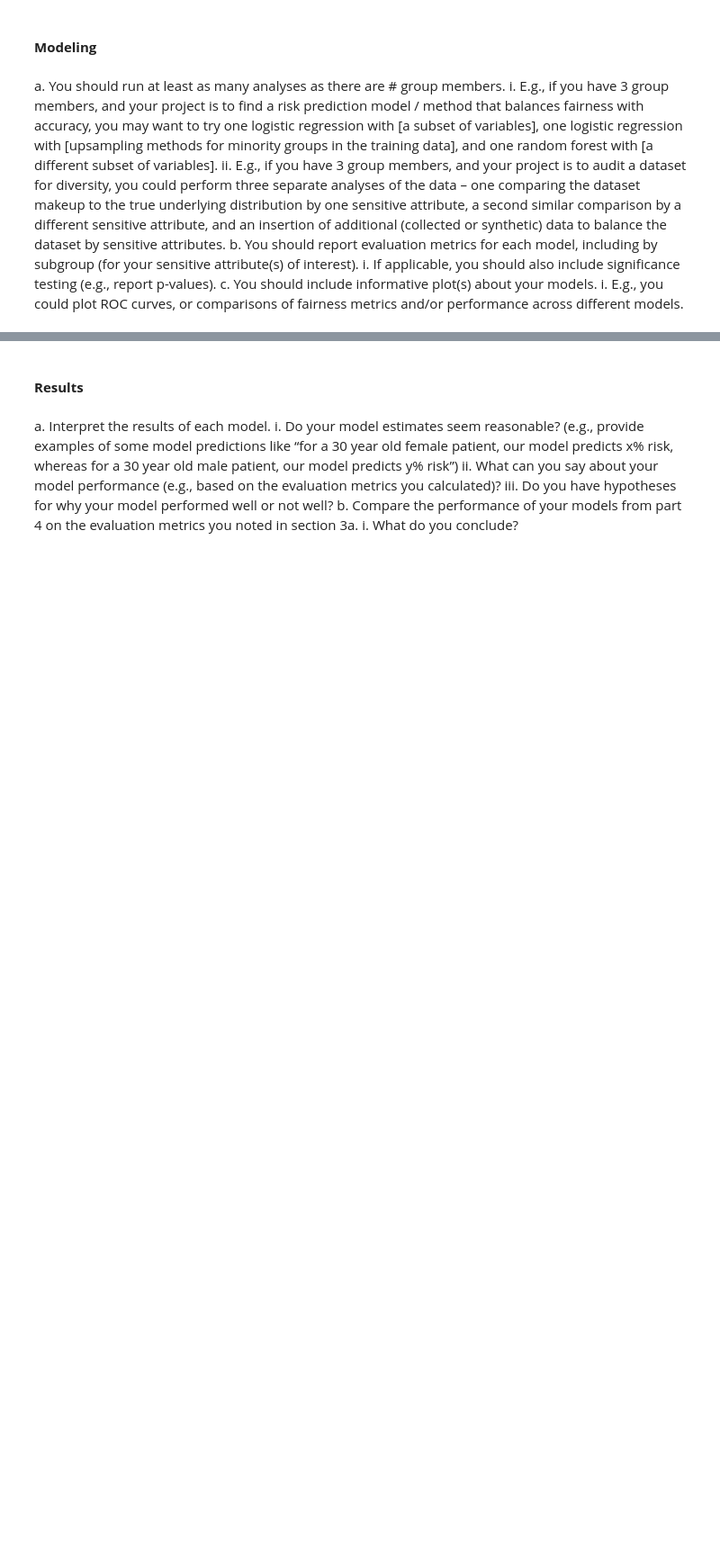
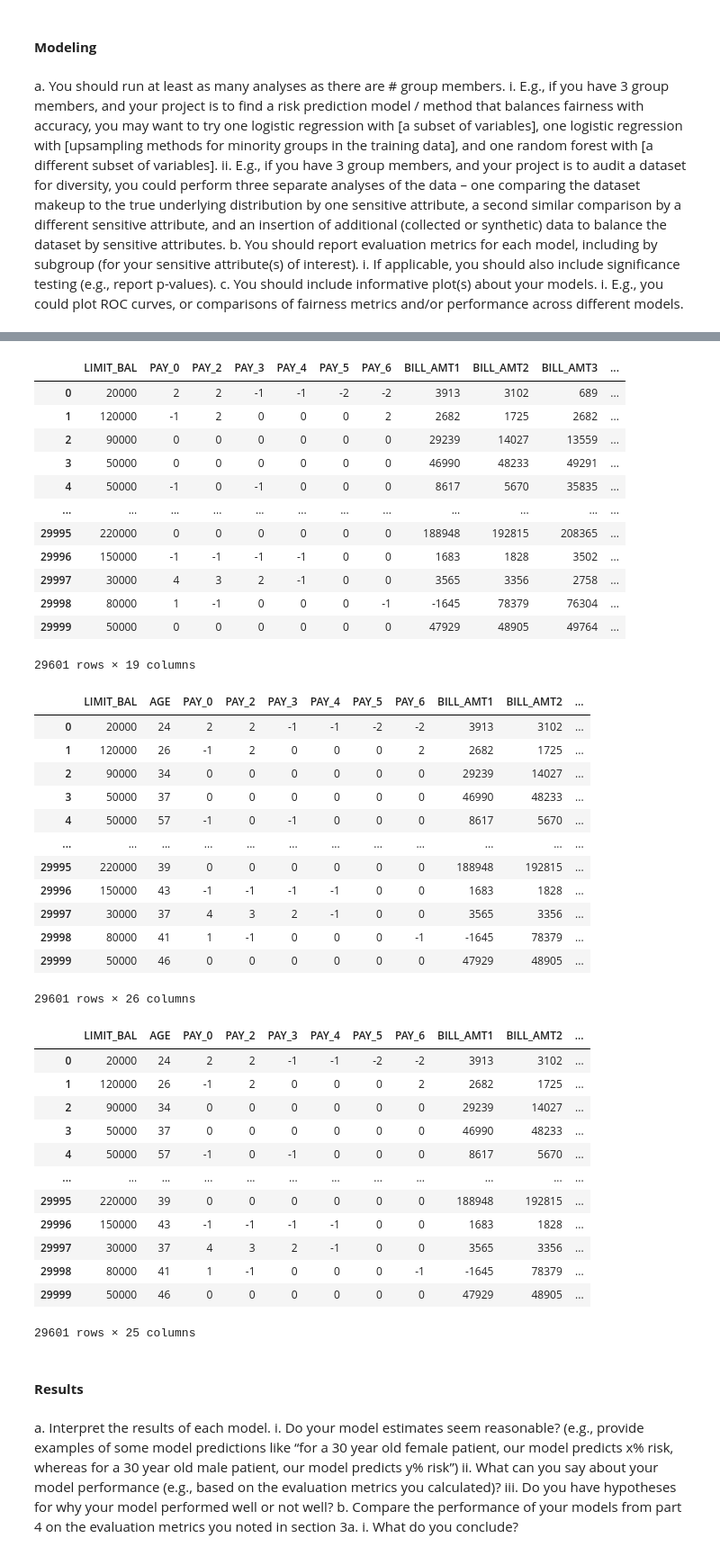
Before and after one commit to dylancvb/credit_risk_prediction, a Jupyter notebook: phase2again.ipynb, the cells around one changed output, grey strips where cells are left out. Shown: that part at 90% size. Drawn from its saved outputs; the diff is of its cells as text; code cells hidden in the pictures; blank space fills up the shorter version.

```diff
--- a/phase2again.ipynb
+++ b/phase2again.ipynb
@@ -500,18 +467,63 @@ X_train, X_test, y_train, y_test = train_test_split(X, Y, test_size=0.3)
 # %%
 # Include all features
 X_train, X_test, y_train, y_test = train_test_split(X, Y, test_size=0.25, random_state=42)
+
 # Don't evaluate on sensitive features
-cols = ['EDUCATION', 'MARRIAGE', 'SEX', 'AGE']
-d1 = d1.drop(cols, axis=1)
-X_train1, X_test1, y_train1, y_test1 = train_test_split(d1, Y, test_size=0.3)
+protected_cols = ['graduate_education','university_education','highschool_education', 'other_education','married','single','marriage_other','SEX_male','SEX_female', 'AGE']
+df_no_sensitive = X.copy().drop(protected_cols, axis=1)
+X_train1, X_test1, y_train1, y_test1 = train_test_split(df_no_sensitive, Y, test_size=0.3)
+display(df_no_sensitive)
+
 # Don't consider marriage
-d2 = d2.drop('MARRIAGE', axis=1)
-X_train2, X_test2, y_train2, y_test2 = train_test_split(d2, Y, test_size=0.3)
-display(d2)
-# Don't consider age or education
-cols = ['EDUCATION','AGE']
-d3 = d3.drop(cols,axis=1)
-X_train3, X_test3, y_train3, y_test3 = train_test_split(d3, Y, test_size=0.3)
-display(d3)
+cols = ['married','single','marriage_other']
+df_no_marriage = X.copy().drop(cols, axis=1)
+X_train2, X_test2, y_train2, y_test2 = train_test_split(df_no_marriage, Y, test_size=0.3)
+display(df_no_marriage)
+
+# Don't consider education
+cols = ['graduate_education','university_education','highschool_education', 'other_education']
+df_no_education = X.copy().drop(cols,axis=1)
+X_train3, X_test3, y_train3, y_test3 = train_test_split(df_no_education, Y, test_size=0.3)
+display(df_no_education)
+# %% [output]
+|  | LIMIT_BAL | PAY_0 | PAY_2 | PAY_3 | PAY_4 | PAY_5 | PAY_6 | BILL_AMT1 | BILL_AMT2 | BILL_AMT3 | ... |
+| 0 | 20000 | 2 | 2 | -1 | -1 | -2 | -2 | 3913 | 3102 | 689 | ... |
+| 1 | 120000 | -1 | 2 | 0 | 0 | 0 | 2 | 2682 | 1725 | 2682 | ... |
+| 2 | 90000 | 0 | 0 | 0 | 0 | 0 | 0 | 29239 | 14027 | 13559 | ... |
+| 3 | 50000 | 0 | 0 | 0 | 0 | 0 | 0 | 46990 | 48233 | 49291 | ... |
+| 4 | 50000 | -1 | 0 | -1 | 0 | 0 | 0 | 8617 | 5670 | 35835 | ... |
+| ... | ... | ... | ... | ... | ... | ... | ... | ... | ... | ... | ... |
+| 29995 | 220000 | 0 | 0 | 0 | 0 | 0 | 0 | 188948 | 192815 | 208365 | ... |
+| 29996 | 150000 | -1 | -1 | -1 | -1 | 0 | 0 | 1683 | 1828 | 3502 | ... |
+| 29997 | 30000 | 4 | 3 | 2 | -1 | 0 | 0 | 3565 | 3356 | 2758 | ... |
+| 29998 | 80000 | 1 | -1 | 0 | 0 | 0 | -1 | -1645 | 78379 | 76304 | ... |
+| 29999 | 50000 | 0 | 0 | 0 | 0 | 0 | 0 | 47929 | 48905 | 49764 | ... |
+29601 rows × 19 columns
+|  | LIMIT_BAL | AGE | PAY_0 | PAY_2 | PAY_3 | PAY_4 | PAY_5 | PAY_6 | BILL_AMT1 | BILL_AMT2 | ... |
+| 0 | 20000 | 24 | 2 | 2 | -1 | -1 | -2 | -2 | 3913 | 3102 | ... |
+| 1 | 120000 | 26 | -1 | 2 | 0 | 0 | 0 | 2 | 2682 | 1725 | ... |
+| 2 | 90000 | 34 | 0 | 0 | 0 | 0 | 0 | 0 | 29239 | 14027 | ... |
+| 3 | 50000 | 37 | 0 | 0 | 0 | 0 | 0 | 0 | 46990 | 48233 | ... |
+| 4 | 50000 | 57 | -1 | 0 | -1 | 0 | 0 | 0 | 8617 | 5670 | ... |
+| ... | ... | ... | ... | ... | ... | ... | ... | ... | ... | ... | ... |
+| 29995 | 220000 | 39 | 0 | 0 | 0 | 0 | 0 | 0 | 188948 | 192815 | ... |
+| 29996 | 150000 | 43 | -1 | -1 | -1 | -1 | 0 | 0 | 1683 | 1828 | ... |
+| 29997 | 30000 | 37 | 4 | 3 | 2 | -1 | 0 | 0 | 3565 | 3356 | ... |
+| 29998 | 80000 | 41 | 1 | -1 | 0 | 0 | 0 | -1 | -1645 | 78379 | ... |
+| 29999 | 50000 | 46 | 0 | 0 | 0 | 0 | 0 | 0 | 47929 | 48905 | ... |
+29601 rows × 26 columns
+|  | LIMIT_BAL | AGE | PAY_0 | PAY_2 | PAY_3 | PAY_4 | PAY_5 | PAY_6 | BILL_AMT1 | BILL_AMT2 | ... |
+| 0 | 20000 | 24 | 2 | 2 | -1 | -1 | -2 | -2 | 3913 | 3102 | ... |
+| 1 | 120000 | 26 | -1 | 2 | 0 | 0 | 0 | 2 | 2682 | 1725 | ... |
+| 2 | 90000 | 34 | 0 | 0 | 0 | 0 | 0 | 0 | 29239 | 14027 | ... |
+| 3 | 50000 | 37 | 0 | 0 | 0 | 0 | 0 | 0 | 46990 | 48233 | ... |
+| 4 | 50000 | 57 | -1 | 0 | -1 | 0 | 0 | 0 | 8617 | 5670 | ... |
+| ... | ... | ... | ... | ... | ... | ... | ... | ... | ... | ... | ... |
+| 29995 | 220000 | 39 | 0 | 0 | 0 | 0 | 0 | 0 | 188948 | 192815 | ... |
+| 29996 | 150000 | 43 | -1 | -1 | -1 | -1 | 0 | 0 | 1683 | 1828 | ... |
+| 29997 | 30000 | 37 | 4 | 3 | 2 | -1 | 0 | 0 | 3565 | 3356 | ... |
+| 29998 | 80000 | 41 | 1 | -1 | 0 | 0 | 0 | -1 | -1645 | 78379 | ... |
+| 29999 | 50000 | 46 | 0 | 0 | 0 | 0 | 0 | 0 | 47929 | 48905 | ... |
+29601 rows × 25 columns
 # %%
 # All Data
```
Also changed, not shown: parts of 6 cells of this notebook.
